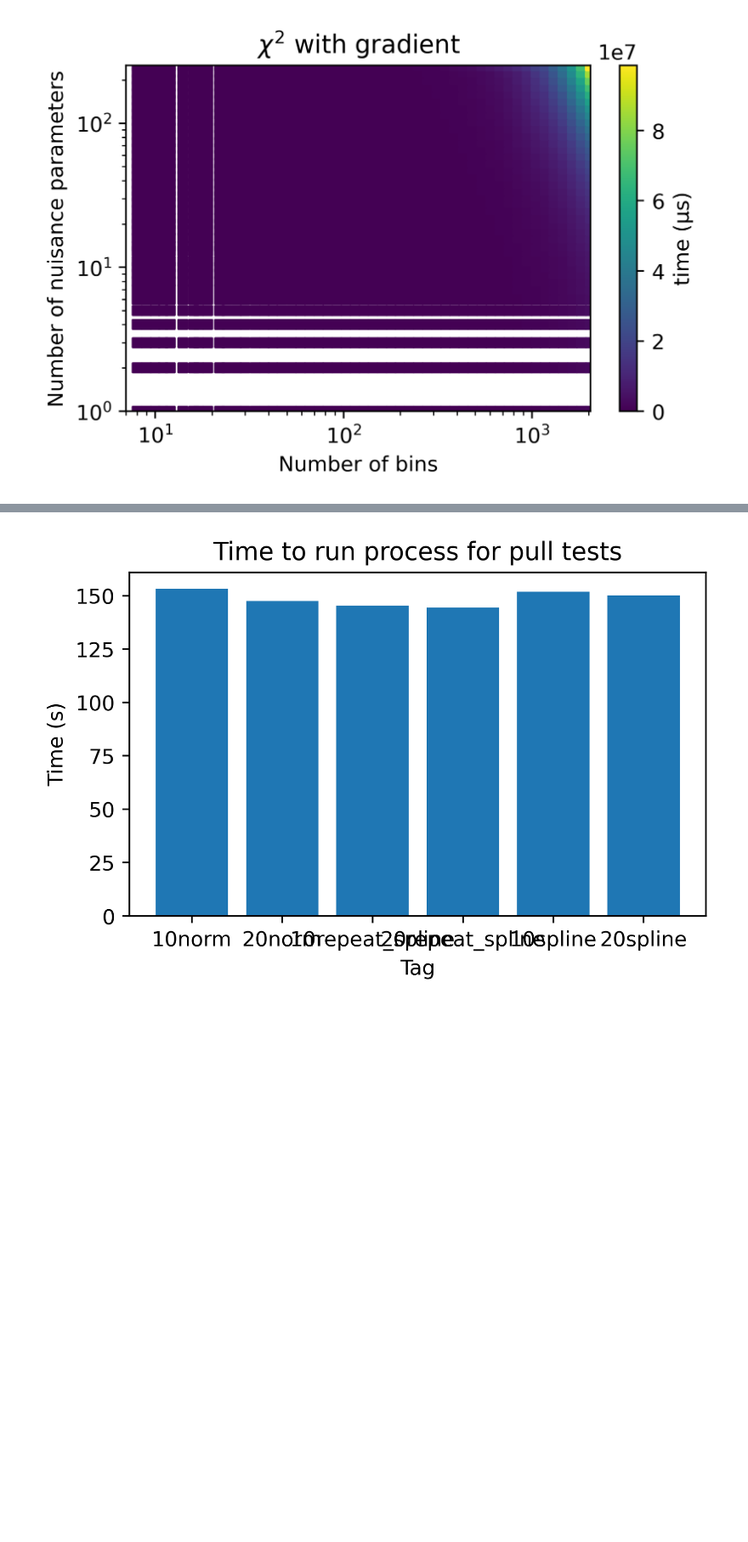
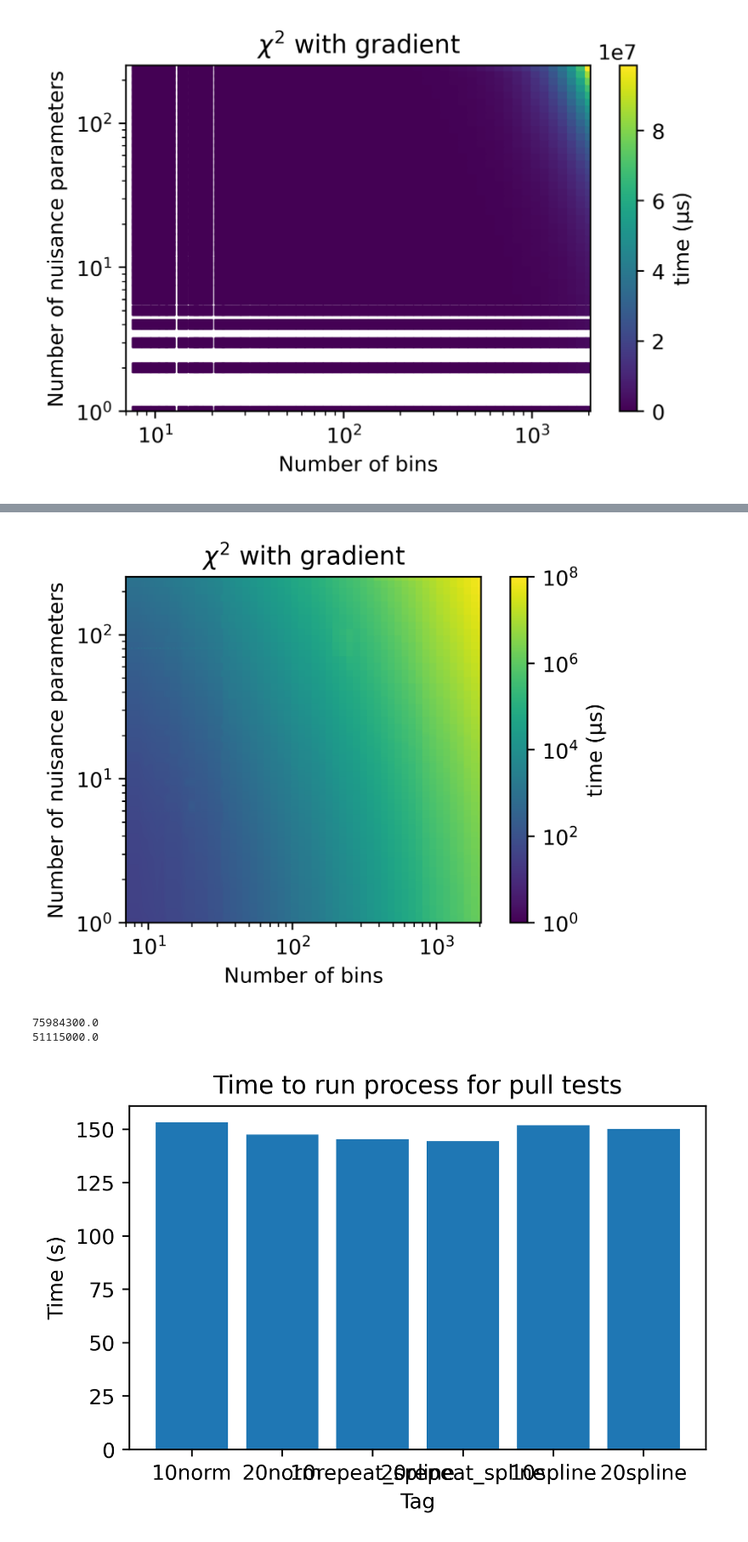
Before and after one commit to BMDragon/PROfit_Scaling, a Jupyter notebook: plotting.ipynb, the cells around one changed output, grey strips where cells are left out. Shown at 85% size. Drawn from its saved outputs; the diff is of its cells as text; code cells hidden in the pictures; blank space fills up the shorter version.

```diff
--- a/plotting.ipynb
+++ b/plotting.ipynb
@@ -441,3 +461,23 @@ plt.show()
+# %%
+plt.figure(figsize=(5, 3), dpi=400)
+plt.imshow(chi2_grid, extent=(5,2050,0,250), origin='lower', norm=LogNorm(vmin=1, vmax=1e8))
+plt.colorbar(label='time (μs)')
+plt.xlabel('Number of bins')
+plt.ylabel('Number of nuisance parameters')
+plt.title('$\\chi^2$ with gradient')
+plt.xlim(7,2050)
+plt.xscale('log')
+plt.ylim(1,252)
+plt.yscale('log')
+plt.show()
+# %% [output]
+[figure, added]
+# %%
+print(times_dict[(2048,201)][5])
+print(times_dict[(1641,250)][5])
+# %% [output]
+75984300.0
+51115000.0
 # %%
 # 20 norms vs 20 splines and 10 norms vs 10 splines to see if they take the same time to run with the same number of bins
 # Also check if repeating the same name for splines could work
```
Also changed, not shown: parts of 3 cells of this notebook.
